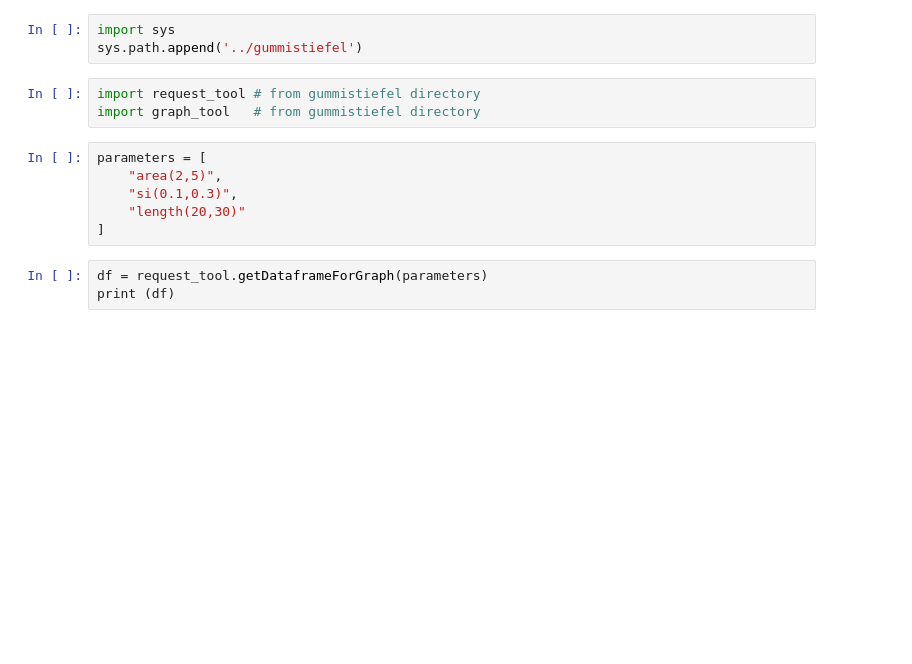
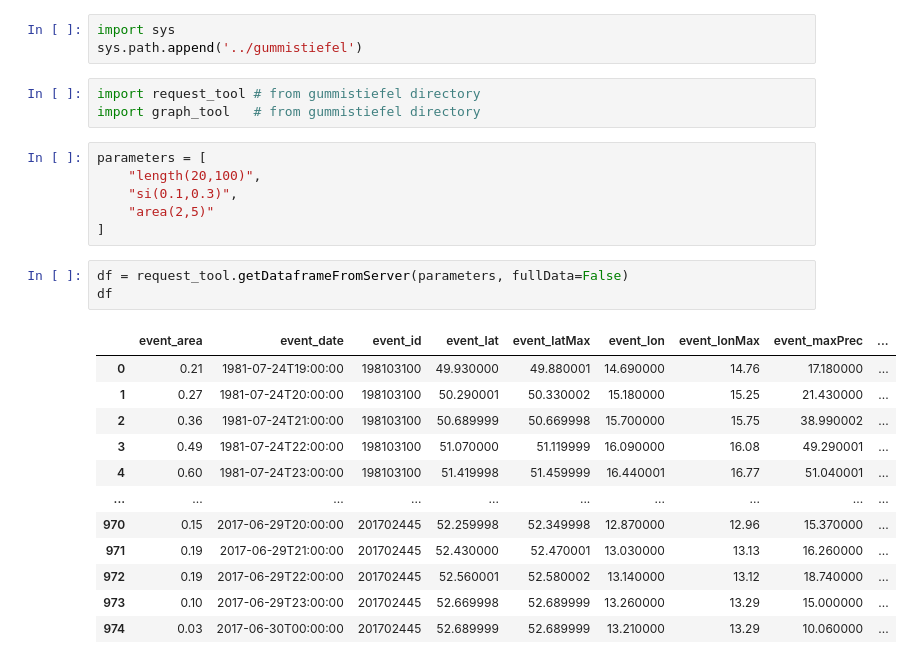
Before and after one commit to behzad1993/Visual-Analytics, a Jupyter notebook: Jupyter Notebook/Akhmad_Analyse.ipynb, the cells around one changed output. Drawn from its saved outputs; the diff is of its cells as text; blank space fills up the shorter version.

Commit message:
Feat: Use query with get requests

```diff
--- a/Jupyter Notebook/Akhmad_Analyse.ipynb
+++ b/Jupyter Notebook/Akhmad_Analyse.ipynb
@@ -6,11 +6,23 @@ import request_tool # from gummistiefel directory
 import graph_tool   # from gummistiefel directory
 # %%
 parameters = [
-    "area(2,5)",
+    "length(20,100)",
     "si(0.1,0.3)",
-    "length(20,30)"
+    "area(2,5)"
 ]
 # %%
-df = request_tool.getDataframeForGraph(parameters)
-print (df)
+df = request_tool.getDataframeFromServer(parameters, fullData=False)
+df
 # %% [output]
+|  | event_area | event_date | event_id | event_lat | event_latMax | event_lon | event_lonMax | event_maxPrec | ... |
+| 0 | 0.21 | 1981-07-24T19:00:00 | 198103100 | 49.930000 | 49.880001 | 14.690000 | 14.76 | 17.180000 | ... |
+| 1 | 0.27 | 1981-07-24T20:00:00 | 198103100 | 50.290001 | 50.330002 | 15.180000 | 15.25 | 21.430000 | ... |
+| 2 | 0.36 | 1981-07-24T21:00:00 | 198103100 | 50.689999 | 50.669998 | 15.700000 | 15.75 | 38.990002 | ... |
+| 3 | 0.49 | 1981-07-24T22:00:00 | 198103100 | 51.070000 | 51.119999 | 16.090000 | 16.08 | 49.290001 | ... |
+| 4 | 0.60 | 1981-07-24T23:00:00 | 198103100 | 51.419998 | 51.459999 | 16.440001 | 16.77 | 51.040001 | ... |
+| ... | ... | ... | ... | ... | ... | ... | ... | ... | ... |
+| 970 | 0.15 | 2017-06-29T20:00:00 | 201702445 | 52.259998 | 52.349998 | 12.870000 | 12.96 | 15.370000 | ... |
+| 971 | 0.19 | 2017-06-29T21:00:00 | 201702445 | 52.430000 | 52.470001 | 13.030000 | 13.13 | 16.260000 | ... |
+| 972 | 0.19 | 2017-06-29T22:00:00 | 201702445 | 52.560001 | 52.580002 | 13.140000 | 13.12 | 18.740000 | ... |
+| 973 | 0.10 | 2017-06-29T23:00:00 | 201702445 | 52.669998 | 52.689999 | 13.260000 | 13.29 | 15.000000 | ... |
+| 974 | 0.03 | 2017-06-30T00:00:00 | 201702445 | 52.689999 | 52.689999 | 13.210000 | 13.29 | 10.060000 | ... |
```
Also changed, not shown: parts of 2 cells of this notebook, 3 other files.
